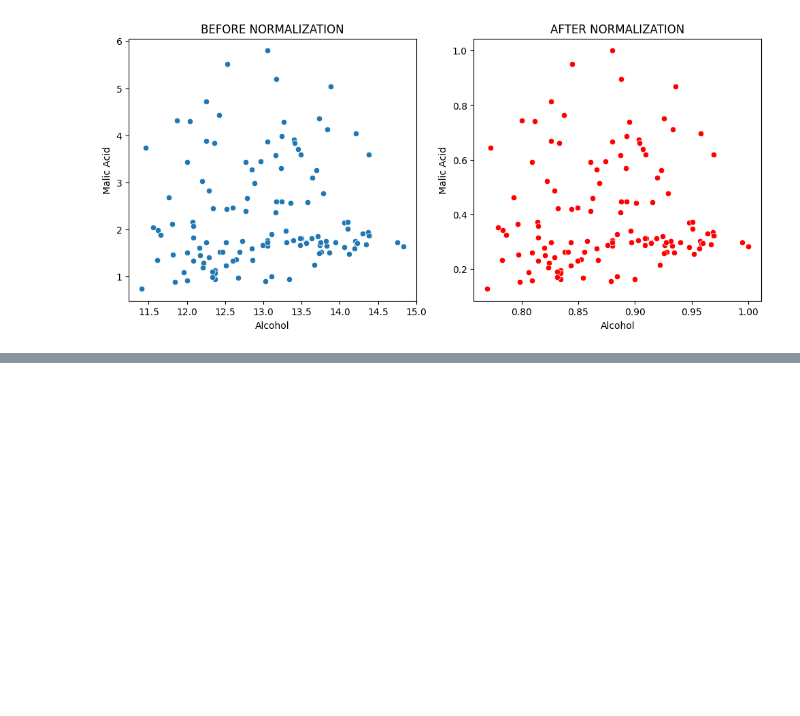
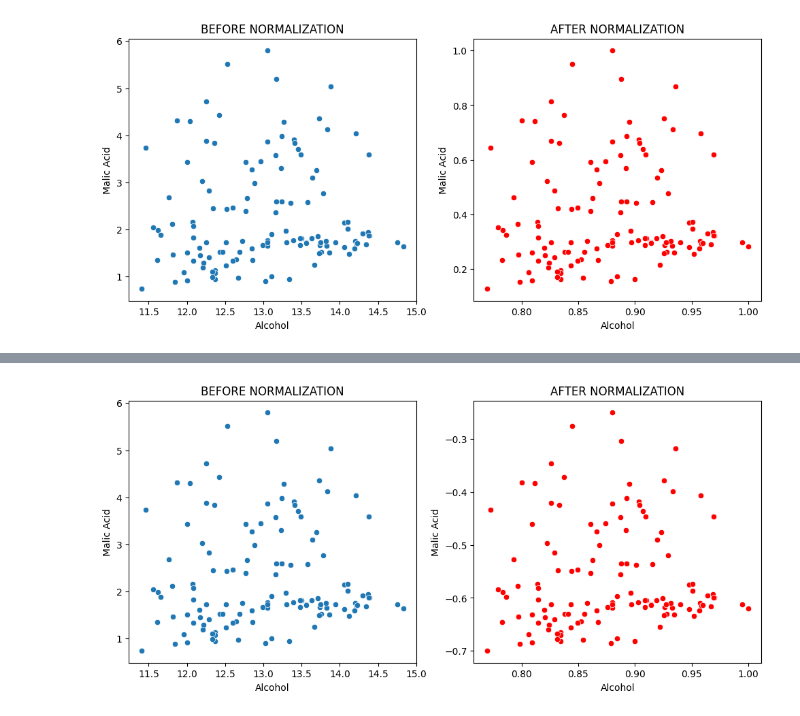
Before and after one commit to Avedeva/self-practice, a Jupyter notebook: ML_side_quests/Normalization/normalization.ipynb, the cells around one changed output, grey strips where cells are left out. Cells and saved outputs as stored; diff of their text form; code cells hidden in the pictures; blank space fills up the shorter version.

```diff
--- a/ML_side_quests/Normalization/normalization.ipynb
+++ b/ML_side_quests/Normalization/normalization.ipynb
@@ -356,0 +410,30 @@ plt.show()
+# %%
+class robustscaler():
+    def __init__(self):
+        pass
+
+    def fit(self,X_train):
+        q1 = np.percentile(X_train,25)
+        q3 = np.percentile(X_train,75)
+        iqr = q3-q1
+        median = np.median(X_train)
+
+        X_norm = np.zeros(X_train.shape)
+        X_train = np.array(X_train)
+        for i in range(X_train.shape[0]):
+            temp = (X_train[i][0]-median)/iqr
+            X_norm[i][0] = temp
+
+
+
+        for i in range(X_train.shape[0]):
+            temp = (X_train[i][1]-median)/iqr
+            X_norm[i][1] = temp
+
+
+        return X_norm
+# %%
+rbs = robustscaler()
+X_rbs_train = rbs.fit(X_train)
+X_rbs_test = rbs.fit(X_test)
+X_rbs_train
@@ -356,0 +458,3 @@ plt.show()
+# %%
+X_rbs_train = pd.DataFrame(X_rbs_train,columns=X_train.columns)
+X_rbs_test = pd.DataFrame(X_rbs_test,columns=X_train.columns)
@@ -356,0 +485,13 @@ plt.show()
+# %%
+
+fig,(ax1,ax2) = plt.subplots(ncols=2,figsize = (12,5))
+ax1.set_title("BEFORE NORMALIZATION")
+sns.scatterplot(X_test,x=X_test["Alcohol"],y=X_test["Malic Acid"],ax=ax1)
+
+ax2.set_title("AFTER NORMALIZATION")
+sns.scatterplot(X_abs_test,x=X_abs_test["Alcohol"],y=X_rbs_test["Malic Acid"],ax=ax2,color = "red")
+plt.show()
+
+# this method is very beneficial for outliers
+# %% [output]
+[figure, added]
```
Also changed, not shown: parts of 11 cells of this notebook, 1 other file.
